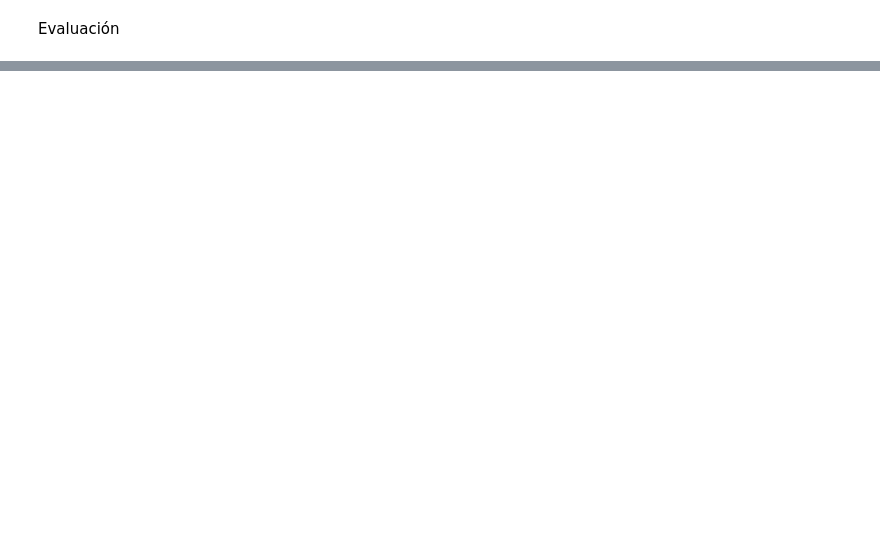
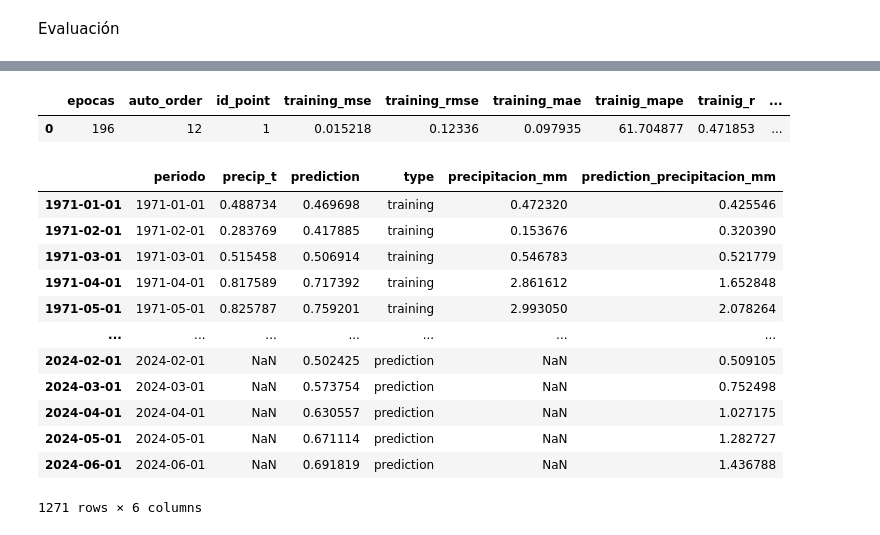
Before and after one commit to esglobe/seev-analytics, a Jupyter notebook: cerro_saroche/rnn_precipitacion.ipynb, the cells around one changed output, grey strips where cells are left out. Saved outputs shown, nothing was run; the diff lists cells and outputs as text; code cells hidden in the pictures; blank space fills up the shorter version.

```diff
--- a/cerro_saroche/rnn_precipitacion.ipynb
+++ b/cerro_saroche/rnn_precipitacion.ipynb
@@ -353,0 +392,16 @@ validation_pd[['precipitacion_mm','prediction_precipitacion_mm']].plot()
+# %%
+pd_prediction = one_step_predict(data_for_test=data_pd,
+                                pd_sst_pron=pd_sst_pron,
+                                auto_order=auto_order,
+                                y_output=y_output,
+                                feature=feature)
+# %%
+pd_prediction = pd_prediction.rename(columns={'precip_t':'prediction'})
+pd_prediction['type'] = 'prediction'
+
+pd_prediction[y_output] = np.nan
+
+pd_prediction['precipitacion_mm'] =  np.nan
+pd_prediction['prediction_precipitacion_mm'] = pd_prediction['prediction'].apply(lambda x: transformacion.inversa(x) if np.isnan(x)==False else np.nan )
+
+pd_prediction.head()
@@ -353,0 +415,57 @@ validation_pd[['precipitacion_mm','prediction_precipitacion_mm']].plot()
+# %%
+# Resultados del modelo
+dict_metrics = {'epocas':[len(history.epoch)],
+                'auto_order':[auto_order],
+                'id_point':[id_point],
+                'training_mse':[history.history["loss"][-1]],
+                'training_rmse':[history.history["root_mean_squared_error"][-1]],
+                'training_mae':[history.history["mean_absolute_error"][-1]],
+                'trainig_mape':[trainig_metrics['mape']],
+                'trainig_r':[trainig_metrics['r2']],
+                'validation_mse':[validation_metrics["mse"]],
+                'validation_rmse':[validation_metrics["rmse"]],
+                'validation_mae':[validation_metrics["mae"]],
+                'validation_mape':[validation_metrics['mape']],
+                'validation_r':[validation_metrics['r2']],
+                'test_mse':[test_metrics["mse"]],
+                'test_rmse':[test_metrics["rmse"]],
+                'test_mae':[test_metrics["mae"]],
+                'test_mape':[test_metrics['mape']],
+                'test_r':[test_metrics['r2']]
+                }
+
+experimento_pd = pd.DataFrame.from_dict(dict_metrics)
+experimento_pd
+# %% [output]
+|  | epocas | auto_order | id_point | training_mse | training_rmse | training_mae | trainig_mape | trainig_r | ... |
+| 0 | 196 | 12 | 1 | 0.015218 | 0.12336 | 0.097935 | 61.704877 | 0.471853 | ... |
+# %%
+columns = [ 'precip_t',
+            'prediction',
+            #'oni',
+            'type',
+            'precipitacion_mm',
+            'prediction_precipitacion_mm']
+# %%
+# Uniendo informacion
+pd_summary = pd.concat([trainind_pd[columns],
+                        pd_test[columns],
+                        pd_prediction[columns]
+                        ])
+pd_summary['periodo'] = pd.to_datetime(pd_summary.index.values)
+pd_summary = pd_summary[ ['periodo']+ columns ]
+pd_summary
+# %% [output]
+|  | periodo | precip_t | prediction | type | precipitacion_mm | prediction_precipitacion_mm |
+| 1971-01-01 | 1971-01-01 | 0.488734 | 0.469698 | training | 0.472320 | 0.425546 |
+| 1971-02-01 | 1971-02-01 | 0.283769 | 0.417885 | training | 0.153676 | 0.320390 |
+| 1971-03-01 | 1971-03-01 | 0.515458 | 0.506914 | training | 0.546783 | 0.521779 |
+| 1971-04-01 | 1971-04-01 | 0.817589 | 0.717392 | training | 2.861612 | 1.652848 |
+| 1971-05-01 | 1971-05-01 | 0.825787 | 0.759201 | training | 2.993050 | 2.078264 |
+| ... | ... | ... | ... | ... | ... | ... |
+| 2024-02-01 | 2024-02-01 | NaN | 0.502425 | prediction | NaN | 0.509105 |
+| 2024-03-01 | 2024-03-01 | NaN | 0.573754 | prediction | NaN | 0.752498 |
+| 2024-04-01 | 2024-04-01 | NaN | 0.630557 | prediction | NaN | 1.027175 |
+| 2024-05-01 | 2024-05-01 | NaN | 0.671114 | prediction | NaN | 1.282727 |
+| 2024-06-01 | 2024-06-01 | NaN | 0.691819 | prediction | NaN | 1.436788 |
+1271 rows × 6 columns
```
Also changed, not shown: parts of 18 cells of this notebook, 5 other files.
